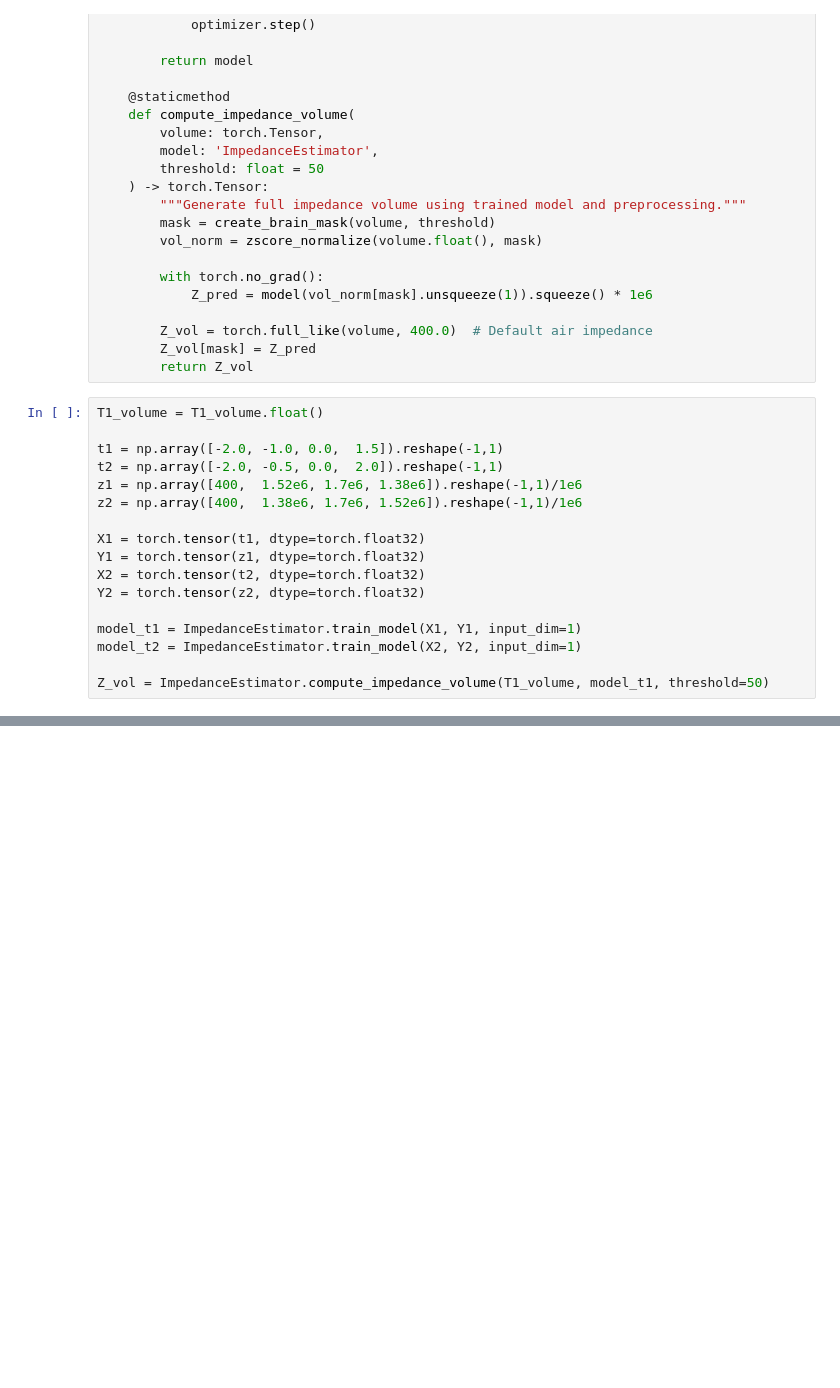
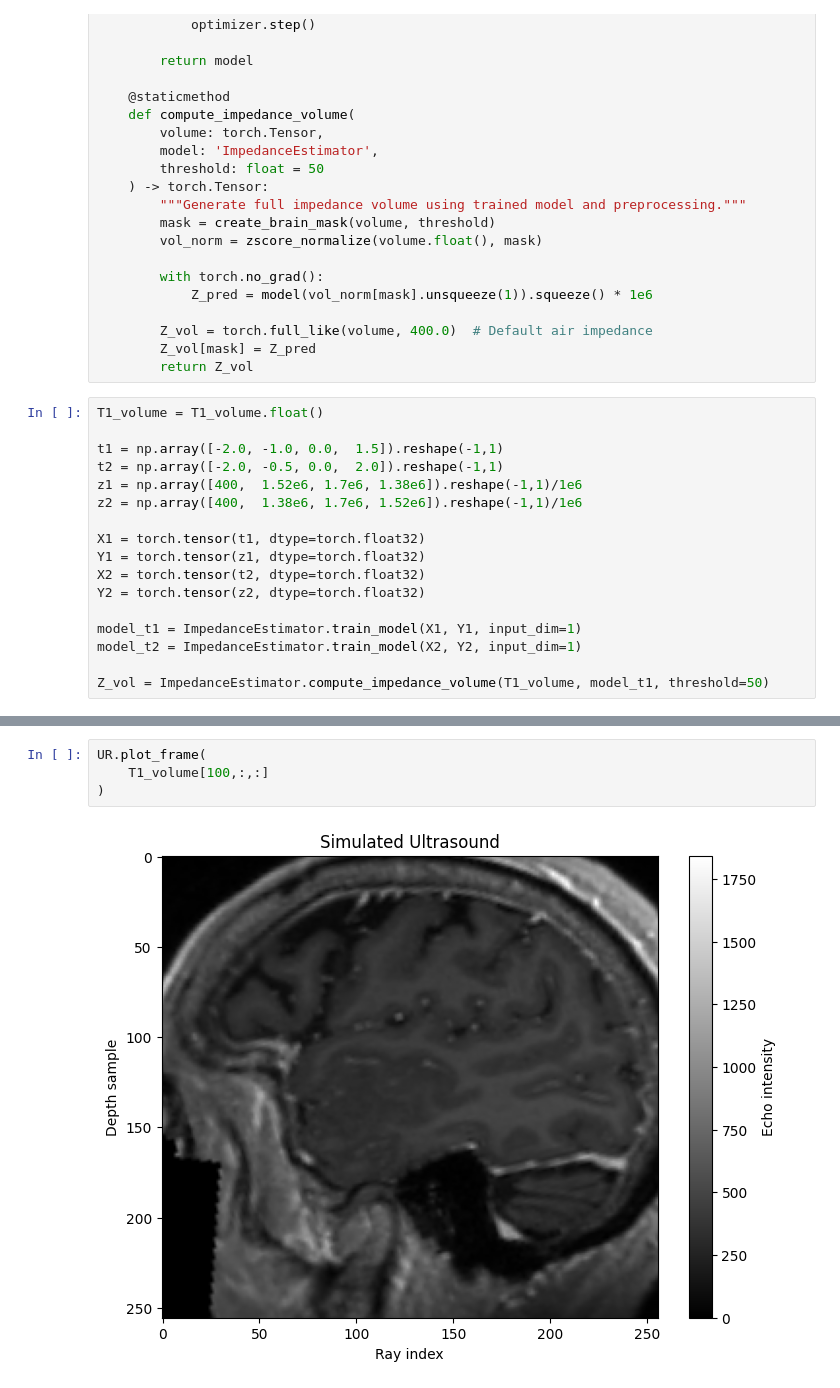
Before and after one commit to gduguey/DiffUS, a Jupyter notebook: notebooks/playground_gabi copy.ipynb, the cells around one changed output, grey strips where cells are left out. Drawn from its saved outputs; the diff is of its cells as text; blank space fills up the shorter version.

```diff
--- a/notebooks/playground_gabi copy.ipynb
+++ b/notebooks/playground_gabi copy.ipynb
@@ -224,3 +198,9 @@ plt.imshow(ray.unsqueeze(0), cmap='gray')
+# %%
+UR.plot_frame(
+    T1_volume[100,:,:]
+)
+# %% [output]
+[figure, added]
 # %%
 output = UR.plot_beam_frame(
     volume=Z_vol,
```
Also changed, not shown: parts of 11 cells of this notebook, 3 other files.
